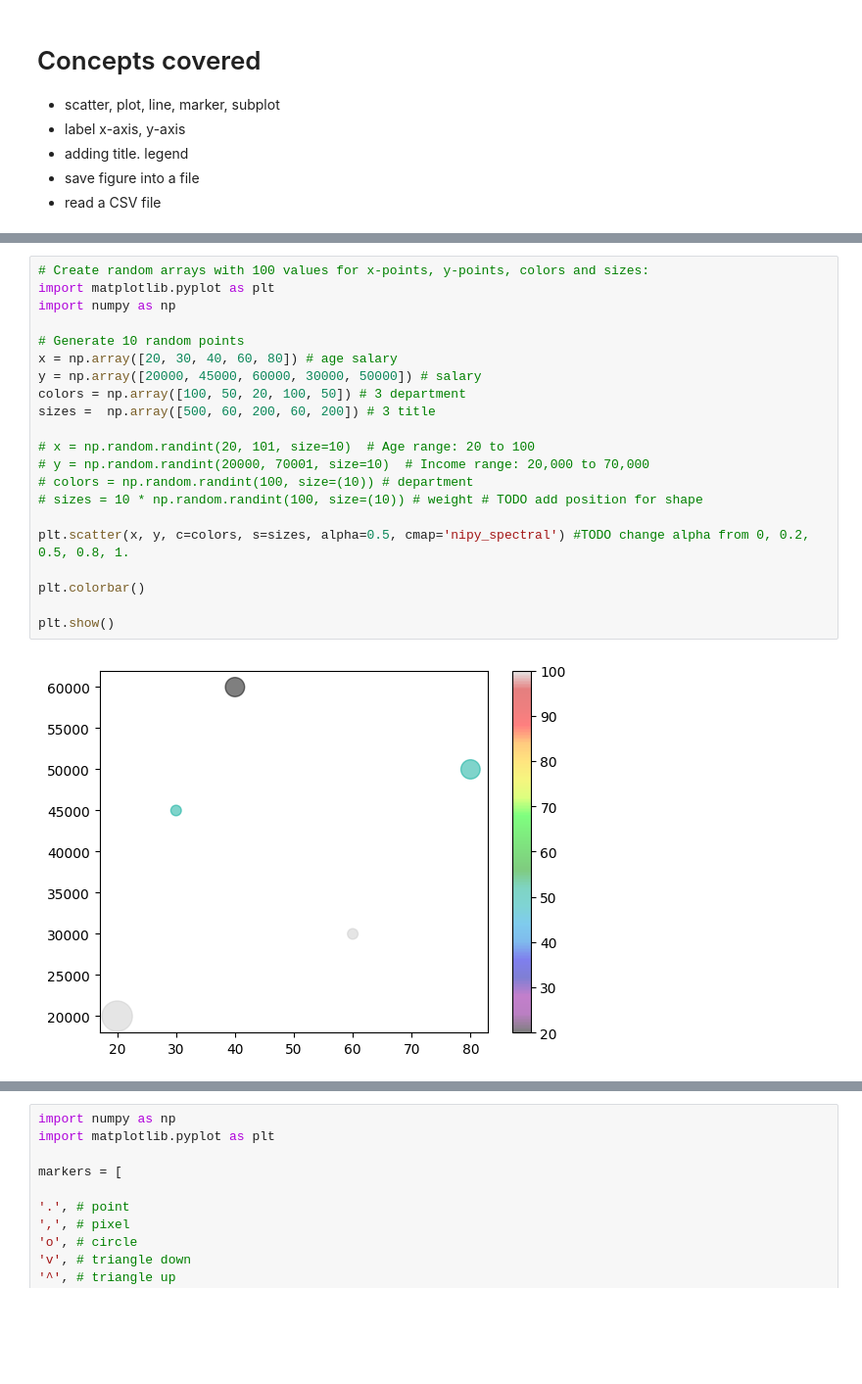
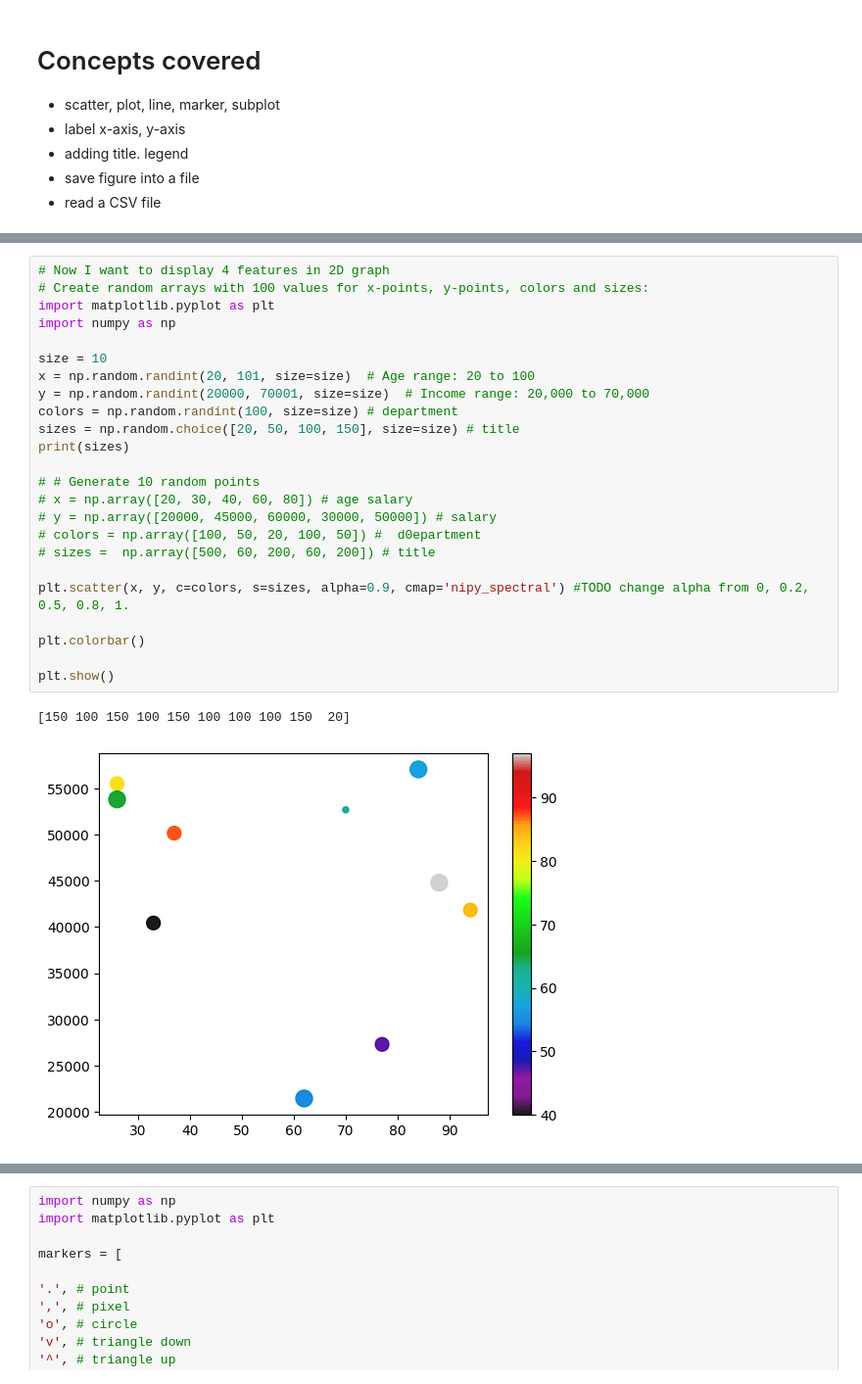
Before and after one commit to ash322ash422/tut_matplotlib, a Jupyter notebook: tut_mp1_scatter_line_marker_subplot_save_readCSV.ipynb, the cells around one changed output, grey strips where cells are left out. Shown: that part at 98% size. Drawn from its saved outputs; the diff is of its cells as text; blank space fills up the shorter version.

```diff
--- a/tut_mp1_scatter_line_marker_subplot_save_readCSV.ipynb
+++ b/tut_mp1_scatter_line_marker_subplot_save_readCSV.ipynb
@@ -70,24 +81,28 @@ plt.show()
 # %%
+# Now I want to display 4 features in 2D graph
 # Create random arrays with 100 values for x-points, y-points, colors and sizes:
 import matplotlib.pyplot as plt
 import numpy as np
 
-# Generate 10 random points
-x = np.array([20, 30, 40, 60, 80]) # age salary
-y = np.array([20000, 45000, 60000, 30000, 50000]) # salary
-colors = np.array([100, 50, 20, 100, 50]) # 3 department
-sizes =  np.array([500, 60, 200, 60, 200]) # 3 title
+size = 10
+x = np.random.randint(20, 101, size=size)  # Age range: 20 to 100
+y = np.random.randint(20000, 70001, size=size)  # Income range: 20,000 to 70,000
+colors = np.random.randint(100, size=size) # department
+sizes = np.random.choice([20, 50, 100, 150], size=size) # title
+print(sizes)
 
-# x = np.random.randint(20, 101, size=10)  # Age range: 20 to 100
-# y = np.random.randint(20000, 70001, size=10)  # Income range: 20,000 to 70,000
-# colors = np.random.randint(100, size=(10)) # department
-# sizes = 10 * np.random.randint(100, size=(10)) # weight # TODO add position for shape
+# # Generate 10 random points
+# x = np.array([20, 30, 40, 60, 80]) # age salary
+# y = np.array([20000, 45000, 60000, 30000, 50000]) # salary
+# colors = np.array([100, 50, 20, 100, 50]) #  d0epartment
+# sizes =  np.array([500, 60, 200, 60, 200]) # title
 
-plt.scatter(x, y, c=colors, s=sizes, alpha=0.5, cmap='nipy_spectral') #TODO change alpha from 0, 0.2, 0.5, 0.8, 1.
+plt.scatter(x, y, c=colors, s=sizes, alpha=0.9, cmap='nipy_spectral') #TODO change alpha from 0, 0.2, 0.5, 0.8, 1.
 
 plt.colorbar()
 
 plt.show()
 # %% [output]
+[150 100 150 100 150 100 100 100 150  20]
-[figure, old version]
+[figure, new version]
 # %%
```
Also changed, not shown: parts of 14 cells of this notebook, 3 other files.
